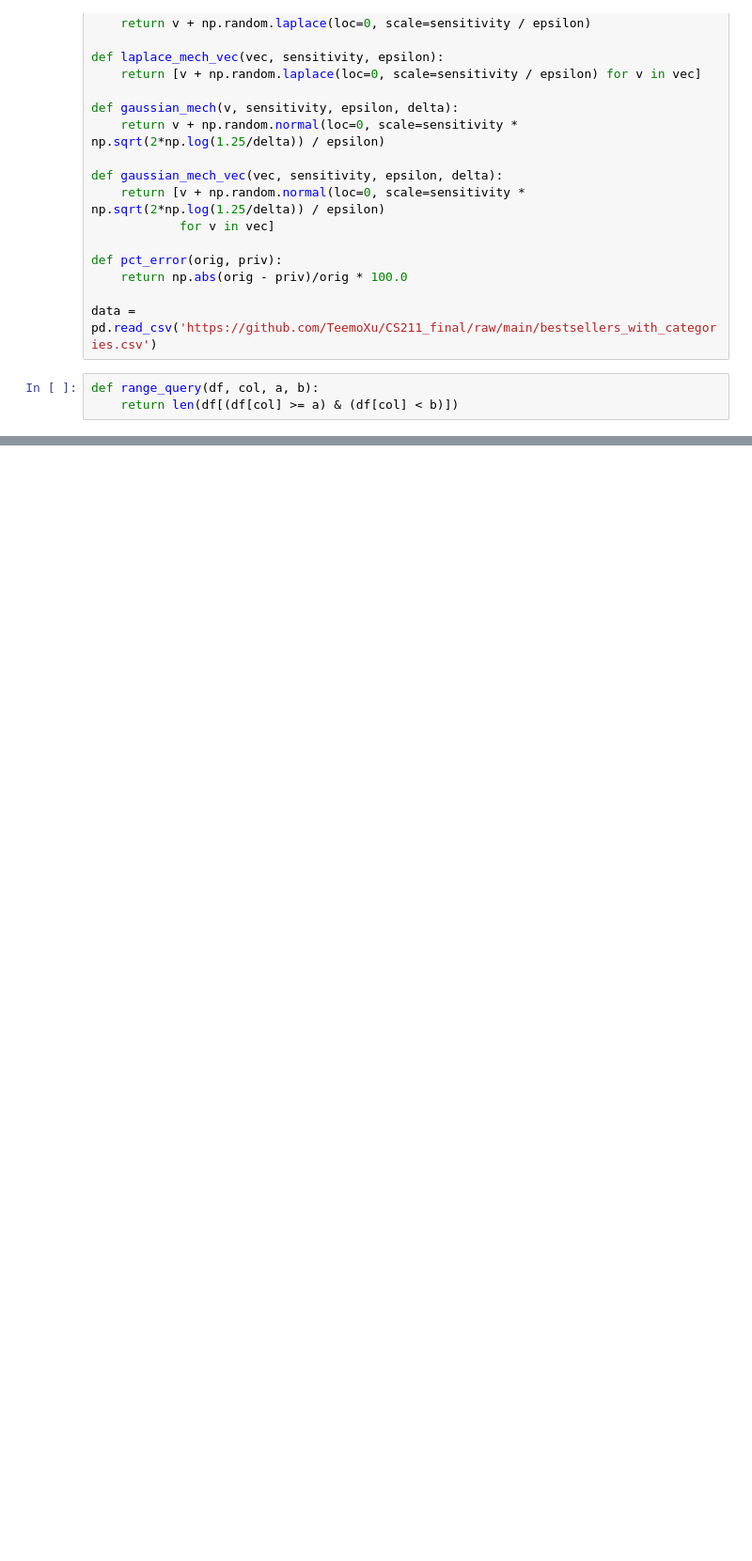
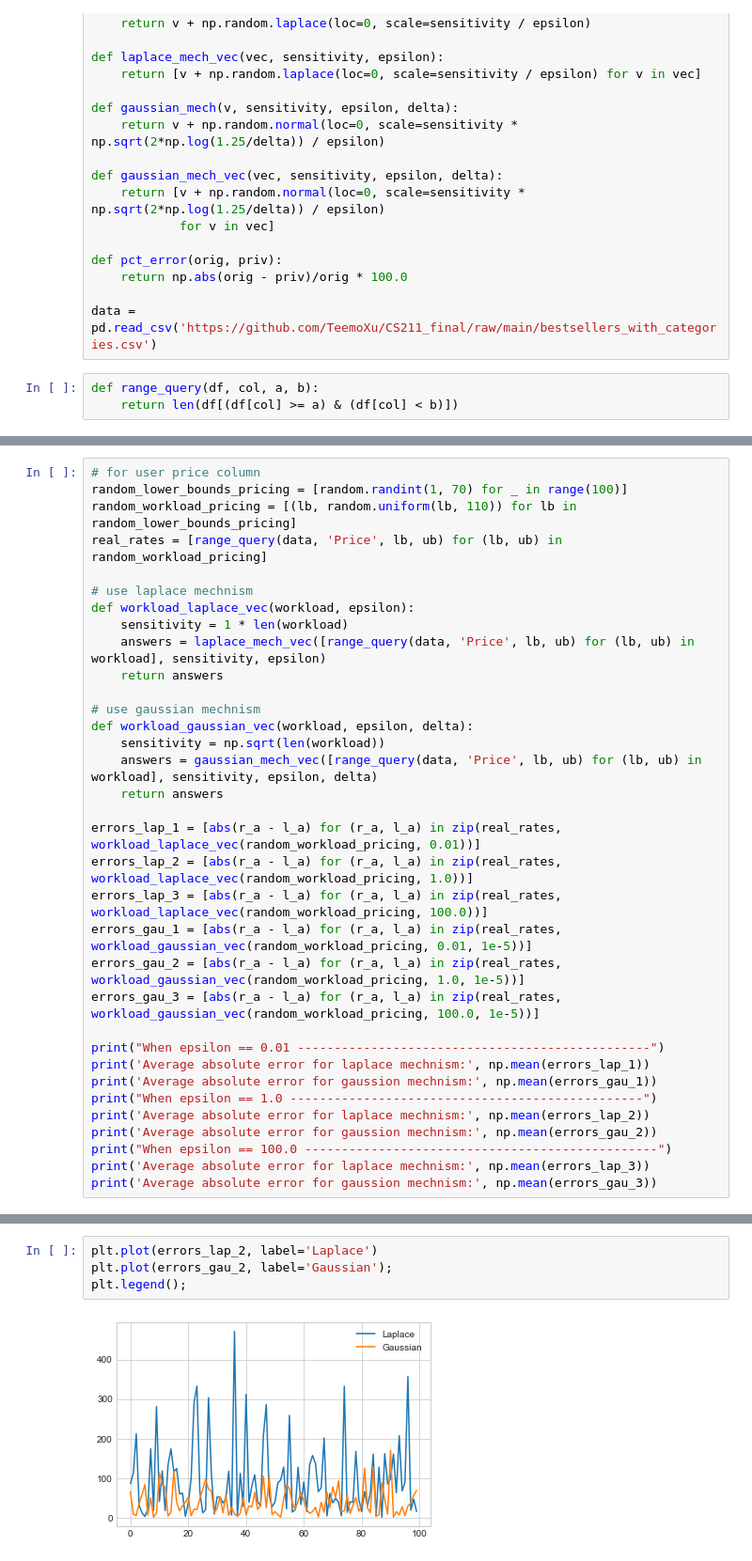
Before and after one commit to TeemoXu/CS211_final, a Jupyter notebook: FinalProject.ipynb, the cells around one changed output, grey strips where cells are left out. Shown: that part at 94% size. Drawn from its saved outputs; the diff is of its cells as text; blank space fills up the shorter version.

Commit message:
difference in price

```diff
--- a/FinalProject.ipynb
+++ b/FinalProject.ipynb
@@ -77,0 +78,34 @@ plt.legend();
+# %%
+# for user price column
+random_lower_bounds_pricing = [random.randint(1, 70) for _ in range(100)]
+random_workload_pricing = [(lb, random.uniform(lb, 110)) for lb in random_lower_bounds_pricing]
+real_rates = [range_query(data, 'Price', lb, ub) for (lb, ub) in random_workload_pricing]
+
+# use laplace mechnism
+def workload_laplace_vec(workload, epsilon):
+    sensitivity = 1 * len(workload)
+    answers = laplace_mech_vec([range_query(data, 'Price', lb, ub) for (lb, ub) in workload], sensitivity, epsilon)
+    return answers
+
+# use gaussian mechnism
+def workload_gaussian_vec(workload, epsilon, delta):
+    sensitivity = np.sqrt(len(workload))
+    answers = gaussian_mech_vec([range_query(data, 'Price', lb, ub) for (lb, ub) in workload], sensitivity, epsilon, delta)
+    return answers
+
+errors_lap_1 = [abs(r_a - l_a) for (r_a, l_a) in zip(real_rates, workload_laplace_vec(random_workload_pricing, 0.01))]
+errors_lap_2 = [abs(r_a - l_a) for (r_a, l_a) in zip(real_rates, workload_laplace_vec(random_workload_pricing, 1.0))]
+errors_lap_3 = [abs(r_a - l_a) for (r_a, l_a) in zip(real_rates, workload_laplace_vec(random_workload_pricing, 100.0))]
+errors_gau_1 = [abs(r_a - l_a) for (r_a, l_a) in zip(real_rates, workload_gaussian_vec(random_workload_pricing, 0.01, 1e-5))]
+errors_gau_2 = [abs(r_a - l_a) for (r_a, l_a) in zip(real_rates, workload_gaussian_vec(random_workload_pricing, 1.0, 1e-5))]
+errors_gau_3 = [abs(r_a - l_a) for (r_a, l_a) in zip(real_rates, workload_gaussian_vec(random_workload_pricing, 100.0, 1e-5))]
+
+print("When epsilon == 0.01 ------------------------------------------------")
+print('Average absolute error for laplace mechnism:', np.mean(errors_lap_1))
+print('Average absolute error for gaussion mechnism:', np.mean(errors_gau_1))
+print("When epsilon == 1.0 ------------------------------------------------")
+print('Average absolute error for laplace mechnism:', np.mean(errors_lap_2))
+print('Average absolute error for gaussion mechnism:', np.mean(errors_gau_2))
+print("When epsilon == 100.0 ------------------------------------------------")
+print('Average absolute error for laplace mechnism:', np.mean(errors_lap_3))
+print('Average absolute error for gaussion mechnism:', np.mean(errors_gau_3))
@@ -77,0 +122,6 @@ plt.legend();
+# %%
+plt.plot(errors_lap_2, label='Laplace')
+plt.plot(errors_gau_2, label='Gaussian');
+plt.legend();
+# %% [output]
+[figure, added]
```
Also changed, not shown: parts of 3 cells of this notebook.
